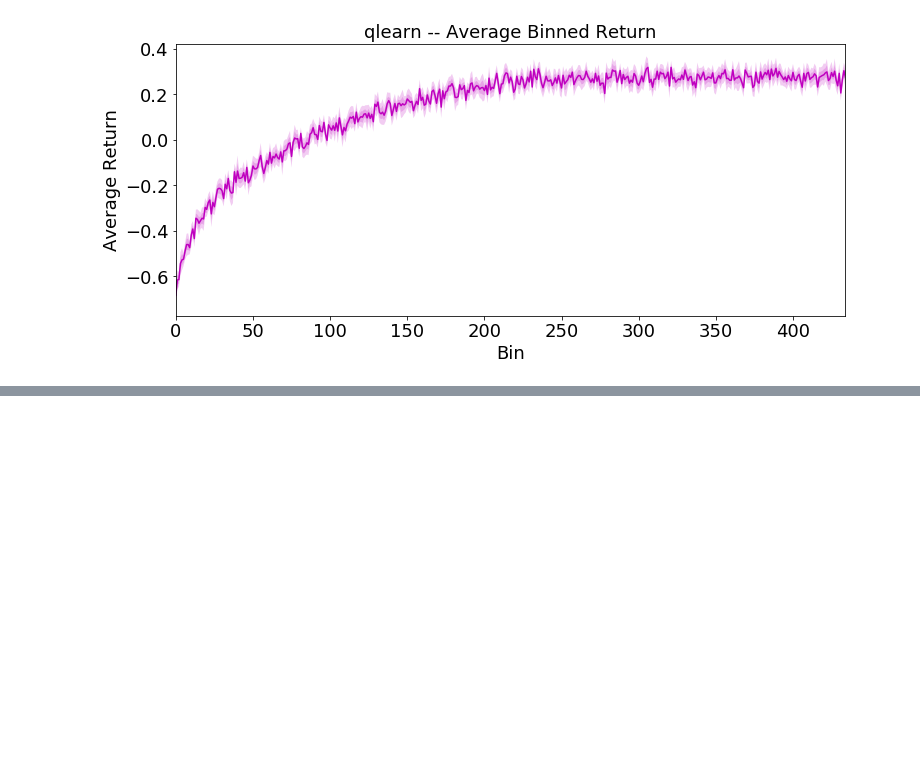
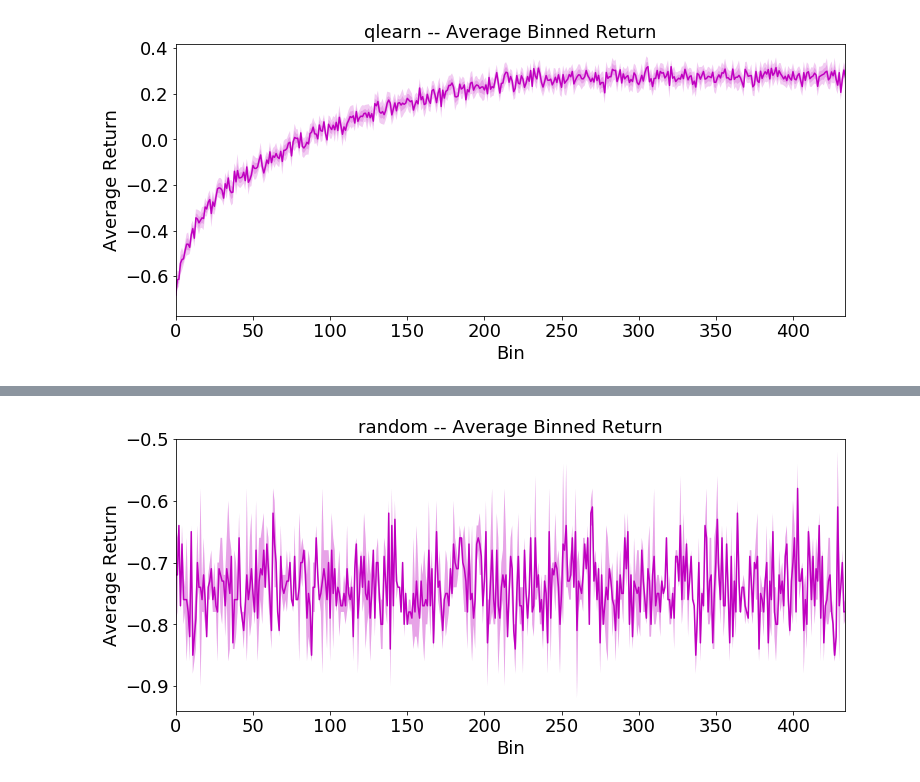
Before and after one commit to OpenMined/CampX, a Jupyter notebook: interactive_results_visualization.ipynb, the cells around one changed output, grey strips where cells are left out. Drawn from its saved outputs; the diff is of its cells as text; code cells hidden in the pictures; blank space fills up the shorter version.

Commit message:
random and comparison plot

```diff
--- a/interactive_results_visualization.ipynb
+++ b/interactive_results_visualization.ipynb
@@ -29,0 +26,5 @@ make_group_plot(args)
+# %%
+args.prefix = 'random'
+random_results = make_group_plot(args)
+# %% [output]
+[figure, added]
```
Also changed, not shown: parts of 4 cells of this notebook, 3 other files.
